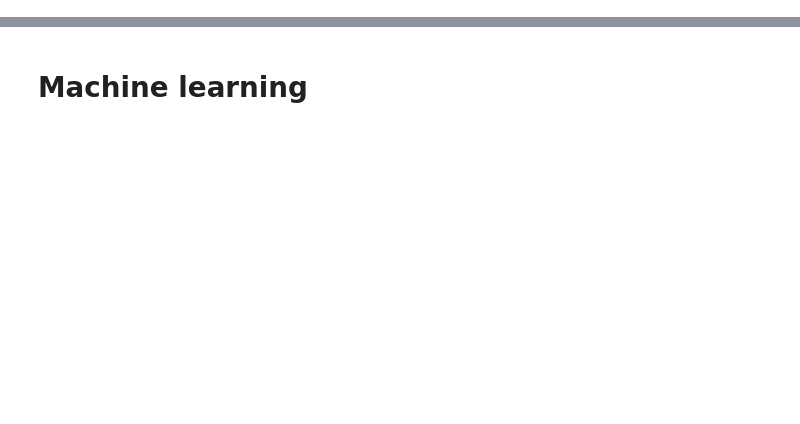
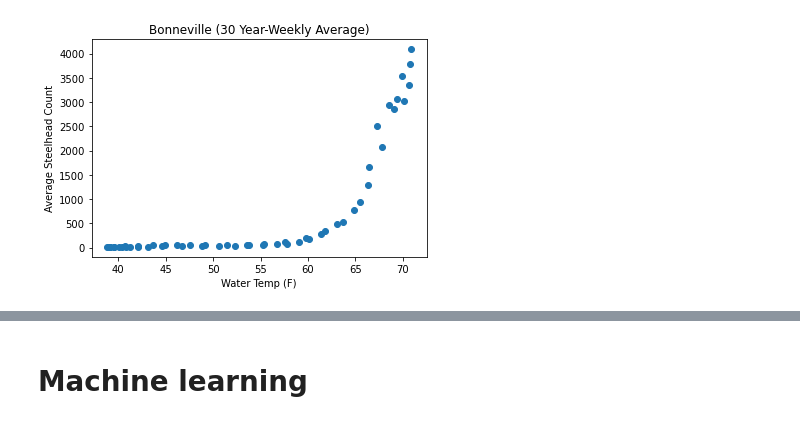
Before and after one commit to mthalken/fish_count, a Jupyter notebook: fish_ml_practice.ipynb, the cells around one changed output, grey strips where cells are left out. Saved outputs shown, nothing was run; the diff lists cells and outputs as text; code cells hidden in the pictures; blank space fills up the shorter version.

```diff
--- a/fish_ml_practice.ipynb
+++ b/fish_ml_practice.ipynb
@@ -32,0 +77,8 @@ plt.show()
+# %%
+plt.scatter(week_df.watertempf, week_df.stlheadcount)
+plt.title('Bonneville (30 Year-Weekly Average)')
+plt.xlabel('Water Temp (F)')
+plt.ylabel('Average Steelhead Count')
+plt.show()
+# %% [output]
+[figure, added]
```
Also changed, not shown: parts of 13 cells of this notebook.
